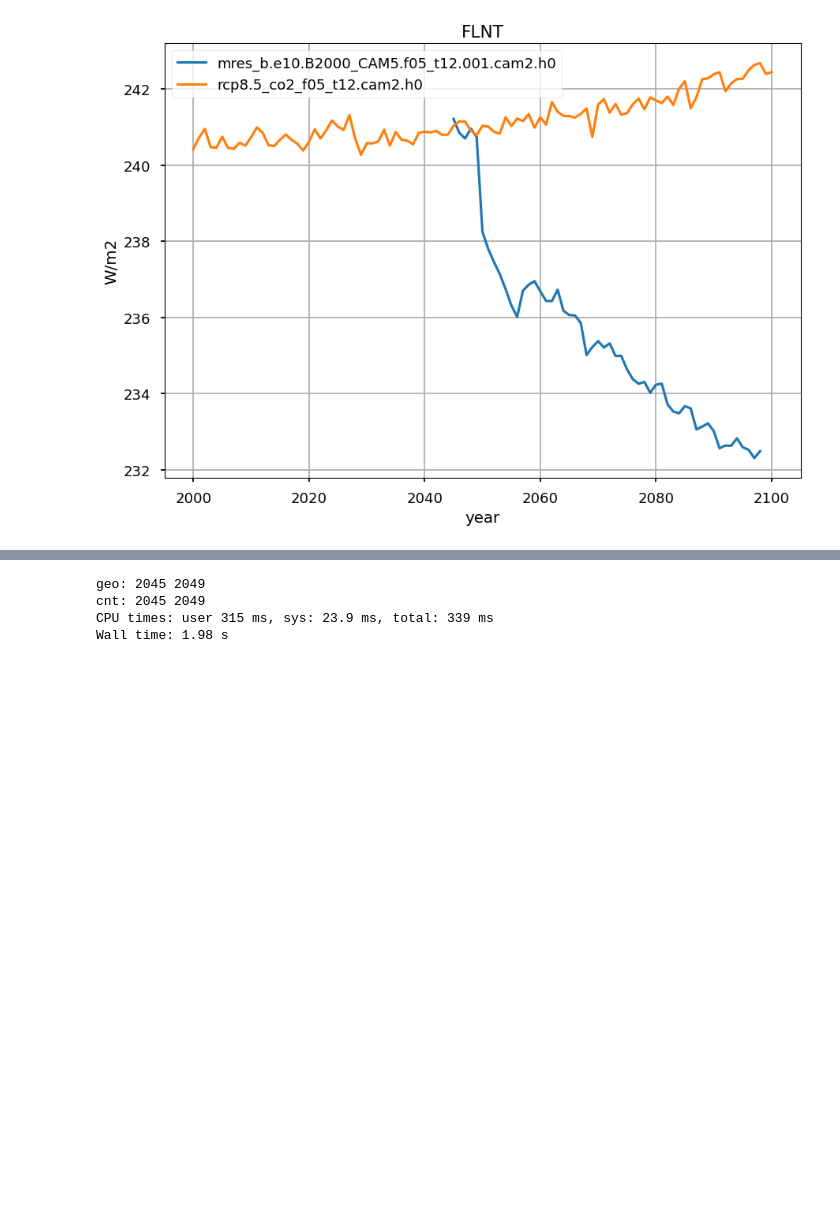
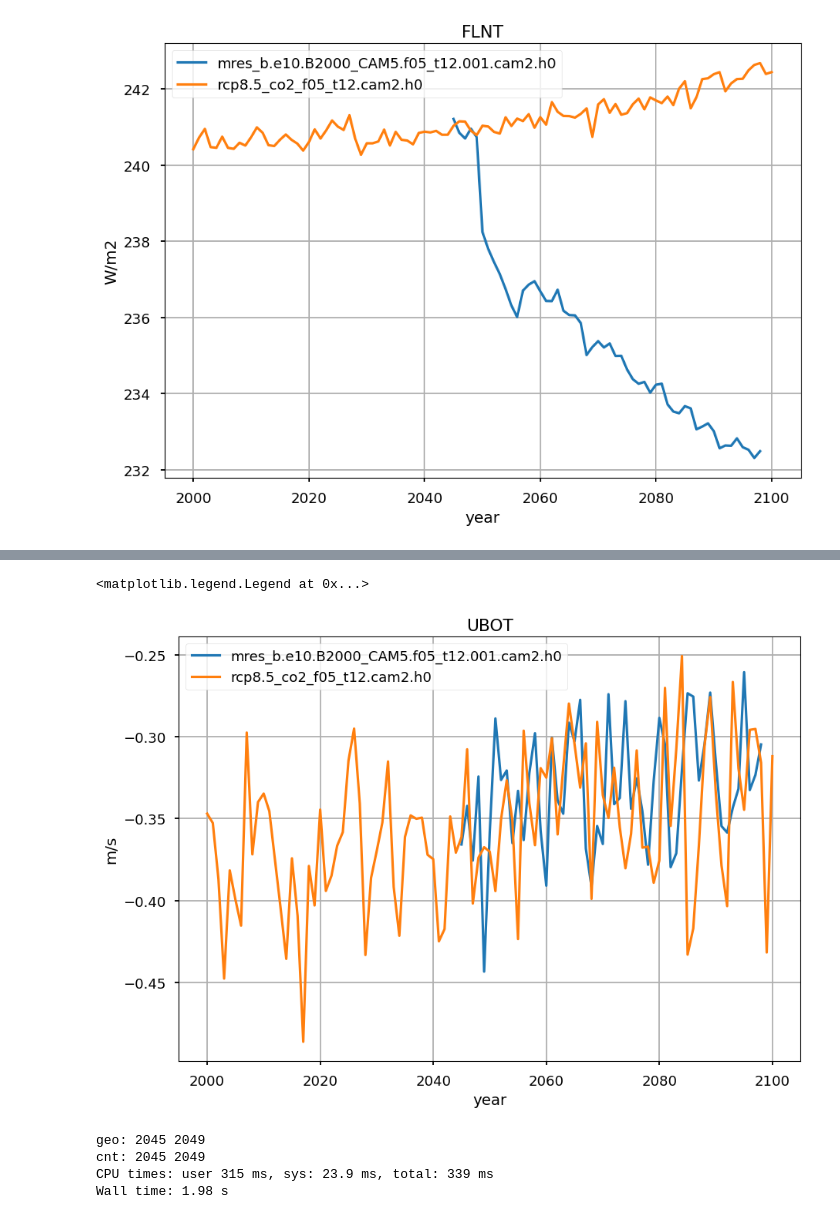
Before and after one commit to JdeJong96/sai-git, a Jupyter notebook: sai/jupyter/mres_check_8aug.ipynb, the cells around one changed output, grey strips where cells are left out. Cells and saved outputs as stored; diff of their text form; code cells hidden in the pictures; blank space fills up the shorter version.

```diff
--- a/sai/jupyter/mres_check_8aug.ipynb
+++ b/sai/jupyter/mres_check_8aug.ipynb
@@ -247,3 +247,12 @@ plt.legend()
 # %% [output]
 <matplotlib.legend.Legend at 0x...>
 [figure]
+# %%
+%%time
+VAR = 'U'
+Y = {
+    'geo':(wmean(cam['geo'][VAR].isel(lev=-1), cam['geo'].gw, ('lat','lon'), keep_attrs=True).
+           groupby('time.year').mean(keep_attrs=True).compute()),
+    'cnt':(wmean(cam['cnt'][VAR].isel(lev=-1), cam['cnt'].gw, ('lat','lon'), keep_attrs=True).
+           groupby('time.year').mean(keep_attrs=True).compute()),
+}
@@ -250,3 +262,13 @@ plt.legend()
+# %%
+# Plot time series
+plt.plot(Y['geo'].year, Y['geo'], label='.'.join(os.path.basename(camg).split('.')[:-2]))
+plt.plot(Y['cnt'].year, Y['cnt'], label='.'.join(os.path.basename(camc).split('.')[:-2]))
+plt.grid()
+plt.title("UBOT"); plt.ylabel(Y['geo'].units); plt.xlabel('year')
+plt.legend()
+# %% [output]
+<matplotlib.legend.Legend at 0x...>
+[figure, added]
 # %%
 %%time
 VAR = 'TREFHT'
```
Also changed, not shown: parts of 7 cells of this notebook.
